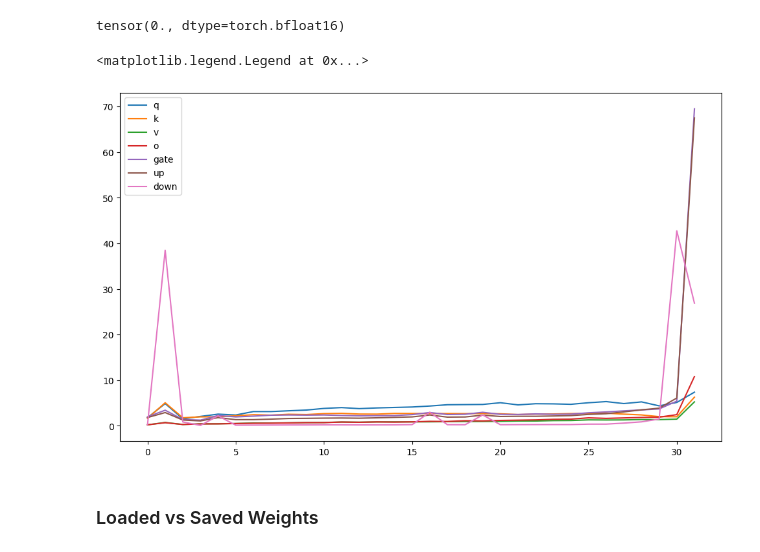
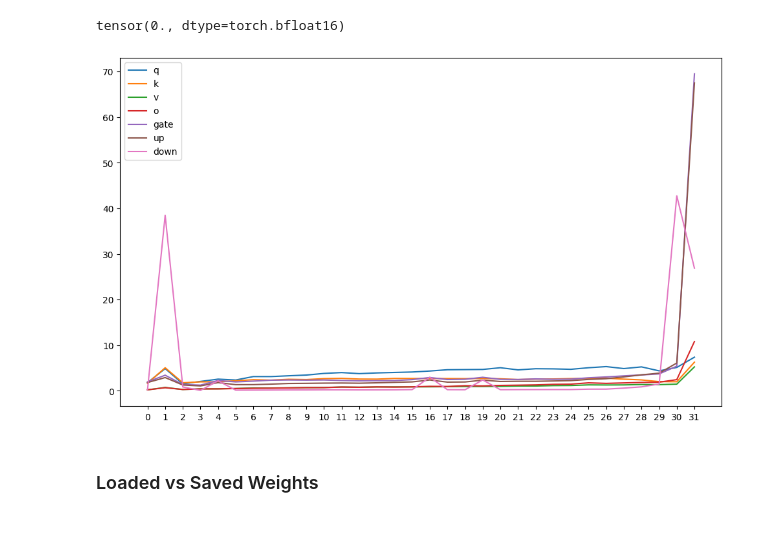
Before and after one commit to AnswerDotAI/vllm, a Jupyter notebook: examples/bnb_vllm.ipynb, the cells around one changed output. Drawn from its saved outputs; the diff is of its cells as text; code cells hidden in the pictures.

Commit message:
plot act diffs

```diff
--- a/examples/bnb_vllm.ipynb
+++ b/examples/bnb_vllm.ipynb
@@ -722,0 +740,3 @@ def register_activation_hooks(
+# %%
+vllm_saved_activations = register_activation_hooks(vllm_model,
+                                              layers_to_save=["embed", "qkv_proj", "o_proj", "gate_up_proj", "down_proj", "lm_head"])
@@ -722,0 +793,12 @@ def register_activation_hooks(
+# %%
+deltas = {k:torch.stack(v).float().numpy() for k,v in deltas.items()}
+# %%
+fig, ax = plt.subplots(figsize=(12,7))
+
+# Loop through the dictionary and plot each line with a label
+for key, values in deltas.items():
+    ax.plot(values, label=key)
+    ax.set_xticks(range(len(values)))
+
+# Adding a legend to distinguish the lines
+ax.legend();
@@ -758,8 +847,6 @@ torch.Size([1, 1, 4096])
 vllm_saved_activations['model.layers.0.self_attn.qkv_proj'][0].shape
 # %% [output]
 torch.Size([1, 12288])
-# %%
-layer = 30
 # %%
 hf_embed_output = hf_saved_activations['model.embed_tokens'][0]
 vllm_embed_output = vllm_saved_activations['model.embed_tokens'][0]
@@ -803,12 +890,12 @@ deltas = {k:torch.stack(v).float().numpy() for k,v in deltas.items()}
 # %%
 fig, ax = plt.subplots(figsize=(12,7))
 
 # Loop through the dictionary and plot each line with a label
 for key, values in deltas.items():
     ax.plot(values, label=key)
+    ax.set_xticks(range(len(values)))
 
 # Adding a legend to distinguish the lines
-ax.legend()
+ax.legend();
 # %% [output]
-<matplotlib.legend.Legend at 0x...>
-[figure, old version]
+[figure, new version]
```
Also changed, not shown: parts of 44 cells of this notebook.
